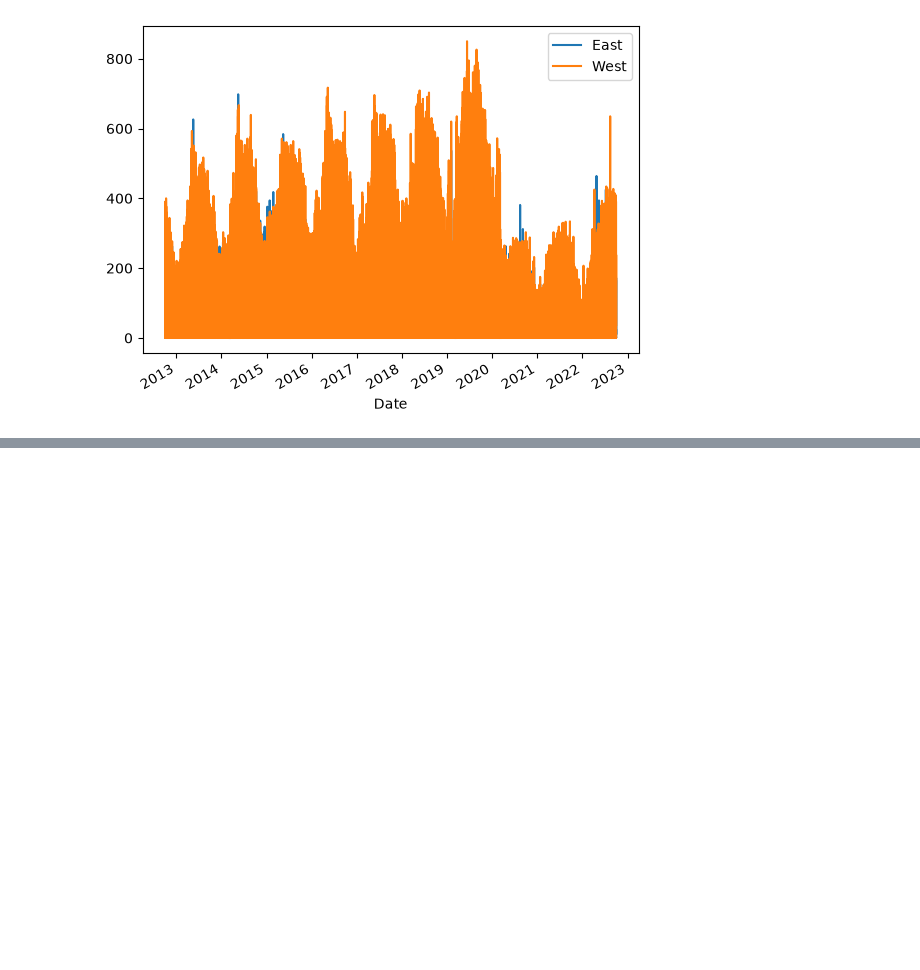
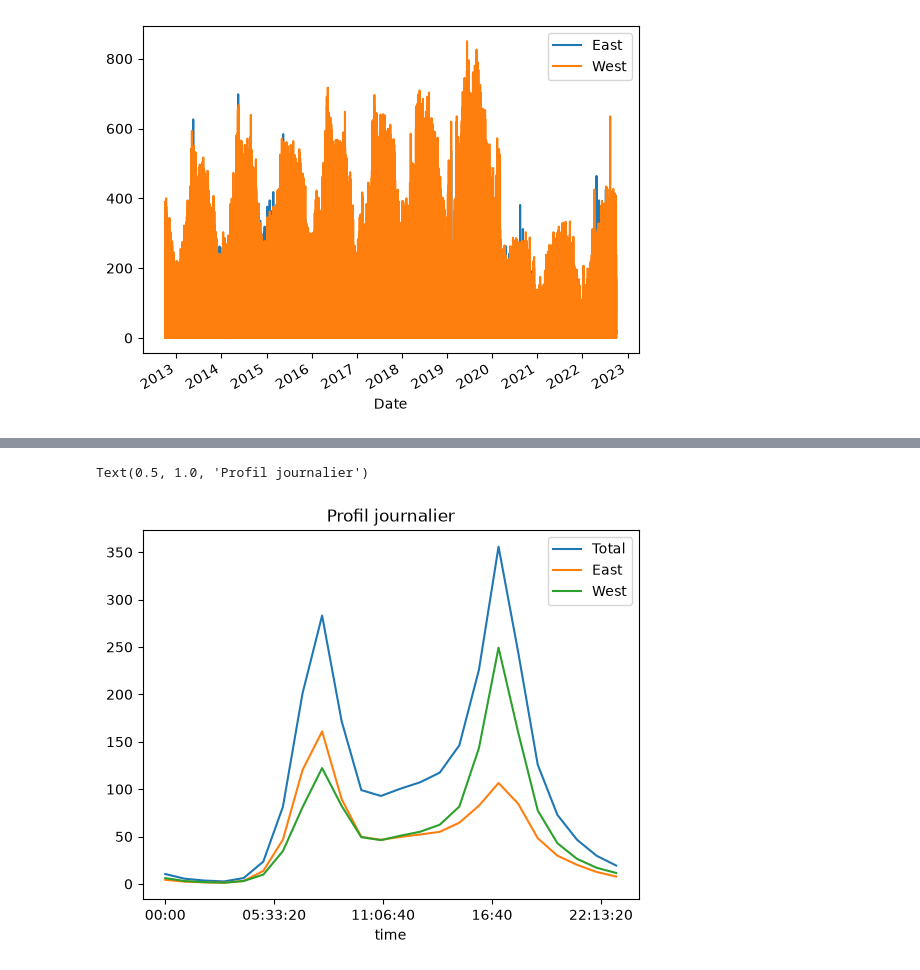
Before and after one commit to JeanneCourvoisier/TP4_Fremont-Bridge, a Jupyter notebook: TP4_Fremont_Bridge.ipynb, the cells around one changed output, grey strips where cells are left out. Saved outputs shown, nothing was run; the diff lists cells and outputs as text; code cells hidden in the pictures; blank space fills up the shorter version.

```diff
--- a/TP4_Fremont_Bridge.ipynb
+++ b/TP4_Fremont_Bridge.ipynb
@@ -140,0 +169,7 @@ data[['East', 'West']].plot()
+# %%
+# Profil journalier moyen
+data.groupby(data.index.time).mean().plot()
+plt.title('Profil journalier')
+# %% [output]
+Text(0.5, 1.0, 'Profil journalier')
+[figure, added]
```
Also changed, not shown: parts of 8 cells of this notebook.
